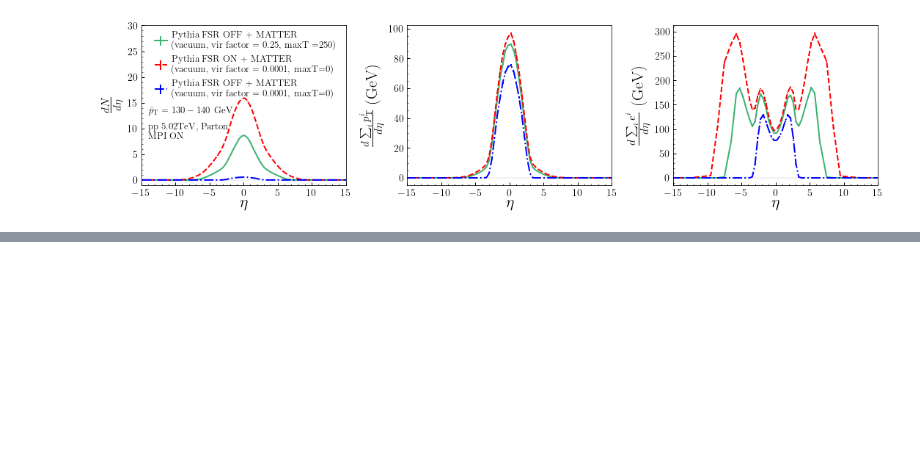
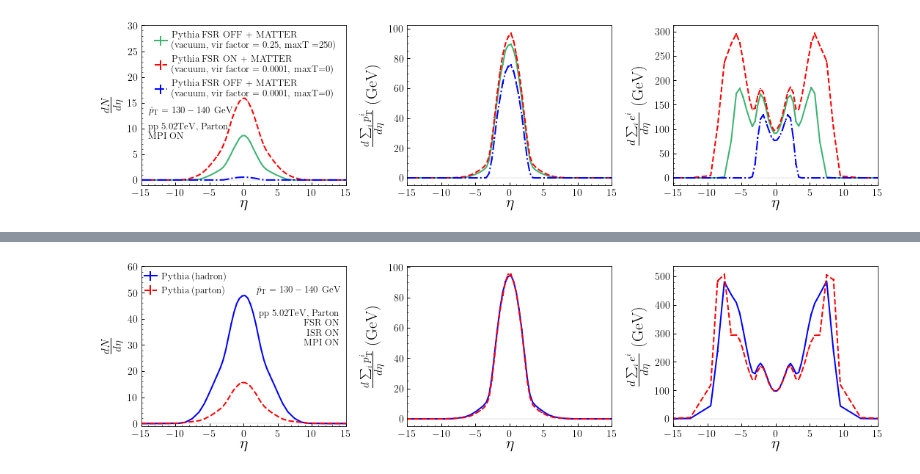
Before and after one commit to yasukitachibana/JetAnalysis, a Jupyter notebook: plot/RapDist.ipynb, the cells around one changed output, grey strips where cells are left out. Cells and saved outputs as stored; diff of their text form; code cells hidden in the pictures; blank space fills up the shorter version.

```diff
--- a/plot/RapDist.ipynb
+++ b/plot/RapDist.ipynb
@@ -732,31 +732,33 @@ for i in range(3):
     y1 = data1[:xlen,3]
     y1err = data1[:xlen,4]
     x1step = np.append(data1[:xlen,1],data1[xlen-1,2])
     y1step = np.append(data1[:xlen,3],data1[xlen-1,3])
 
     x2 = data2[:xlen,0]
     y2 = data2[:xlen,3]
     y2err = data2[:xlen,4]
     x2step = np.append(data2[:xlen,1],data2[xlen-1,2])
     y2step = np.append(data2[:xlen,3],data2[xlen-1,3])
 
 
 
     axs[i].errorbar( x1, y1, yerr=y1err, color='blue', linewidth=2, label='Pythia (hadron)', linestyle = 'solid' )
     axs[i].errorbar( x2, y2, yerr=y2err, color='red', linewidth=2, label='Pythia (parton)', linestyle = 'dashed' )
 
 
 # ##########################################################################################################
 
 ax1.text(14, 50, r'$\hat{p}_{\mathrm{T}}=130-140$ GeV', fontsize = 13, ha = 'right')
-ax1.text(14, 40, 'pp 5.02TeV, Parton\n ISR ON, MPI ON', fontsize = 13, ha = 'right')
+ax1.text(14, 30, 'pp 5.02TeV, Parton\n FSR ON\nISR ON\nMPI ON', fontsize = 13, ha = 'right')
 # ax2.text(0.04, 0.6, 'Sideband subtraction $1.5<|\Delta \eta| <2.5$', fontsize = 13, ha = 'left')
 
 
 
 ax1.legend(bbox_to_anchor=(-0.05, 1.05), borderaxespad=1,handlelength=1.3, handletextpad=0.5,loc='upper left', fontsize=13,edgecolor='none', frameon=True, facecolor='none')
 #ax2.legend(bbox_to_anchor=(1.05, 0.9), borderaxespad=1,handlelength=1.3, handletextpad=0.5,loc='upper right', fontsize=12,edgecolor='none', frameon=True, facecolor='none')
 #ax3.legend(bbox_to_anchor=(1.05, 0.9), borderaxespad=1,handlelength=1.3, handletextpad=0.5,loc='upper right', fontsize=12,edgecolor='none', frameon=True, facecolor='none')
 
 plt.tight_layout()
 plt.savefig("eta_dist_hadron.pdf")
+# %% [output]
+[figure, added]
```
Also changed, not shown: parts of 1 cell of this notebook, 2 other files.
